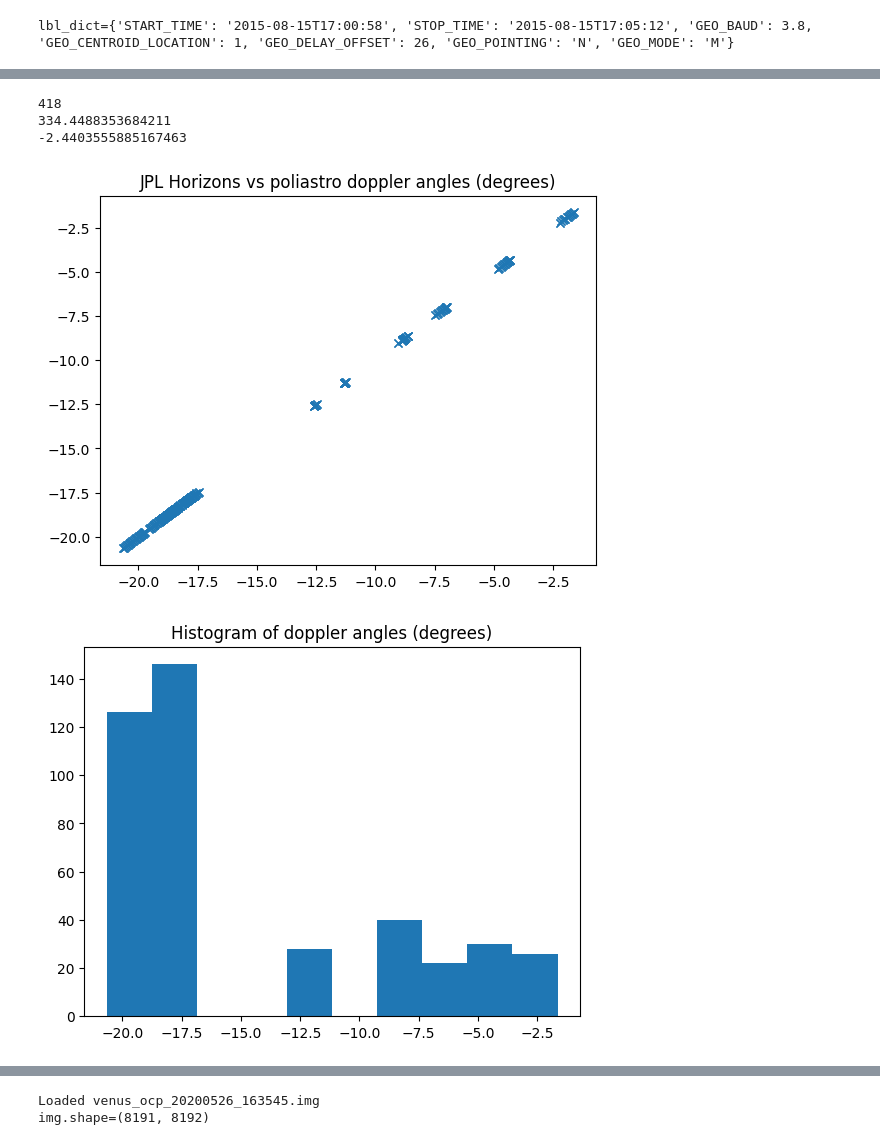
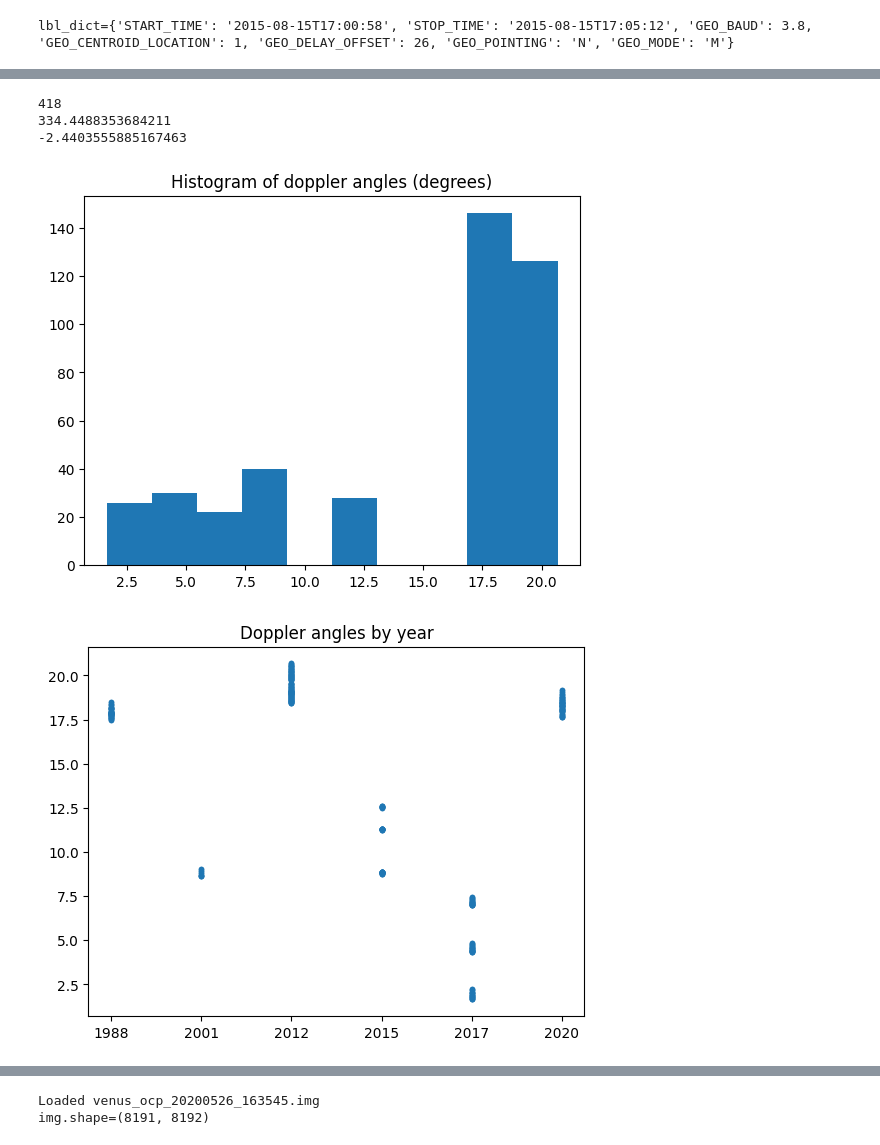
Before and after one commit to thandal/venera, a Jupyter notebook: radar_images.ipynb, the cells around one changed output, grey strips where cells are left out. Saved outputs shown, nothing was run; the diff lists cells and outputs as text; code cells hidden in the pictures.

```diff
--- a/radar_images.ipynb
+++ b/radar_images.ipynb
@@ -575,21 +308,21 @@ def loadOrFetchHorizonsData(filename):
     obj = Horizons(id='299',  # Venus
                    location='-1@399',  # Arecibo on Earth
                    epochs=[start_astrotime.jd, stop_astrotime.jd])
-    doppler_angle_poliastro = apparentRotationAngle_poliastro(start_astrotime)
-    doppler_angle_horizons = apparentRotationAngle_horizons(start_astrotime)
+    doppler_angle_poliastro = apparentRotationAngleDelta_poliastro(start_astrotime)
+    #doppler_angle_horizons = apparentRotationAngle_horizons(start_astrotime)
     hdata = {
           'start_astrotime': start_astrotime,
           'stop_astrotime': stop_astrotime,
           'ephemerides': obj.ephemerides(),
           'vectors': obj.vectors(),
           'doppler_angle_poliastro': doppler_angle_poliastro,
-          'doppler_angle_horizons': doppler_angle_horizons,
+          #'doppler_angle_horizons': doppler_angle_horizons,
         }
     pickle.dump(hdata, open(cache_filepath, 'wb'))
     return hdata
 
 
-if 0: # Batch cache: Lookup and cache ALL the JPL Horizons ephemerides data.
+if 1: # Batch cache: Lookup and cache ALL the JPL Horizons ephemerides data.
     for f in os.listdir(DATA_PREFIX):
         if not f.endswith('.img'): continue
         loadOrFetchHorizonsData(f)
@@ -637,5 +361,5 @@ Table length=2
 # %%
-if 0: # debug: Compare ephemeris data
+if 1: # debug: Compare ephemeris data
     YEAR = []
     NP_ANG_DEG = []
     NP_DIS_ARCSEC = []
@@ -663,50 +387,50 @@ if 0: # debug: Compare ephemeris data
         AZ_DEG.append(eph['AZ'][0])
         EL_DEG.append(eph['EL'][0])
         DOP_ANG_P_DEG.append(hdata['doppler_angle_poliastro'].to(au.deg).value)
-        DOP_ANG_H_DEG.append(hdata['doppler_angle_horizons'].to(au.deg).value)
+        #DOP_ANG_H_DEG.append(hdata['doppler_angle_horizons'].to(au.deg).value)
         #print(SRP['start_astrotime'], eph['PDObsLon'][0], eph['PDObsLat'][0])
     print(len(SRP_LON_DEG))
     print(np.mean(SRP_LON_DEG))
     print(np.mean(SRP_LAT_DEG))
 
-if 0: # debug
+if 1: # debug
     #pl.plot(NP_DIS_ARCSEC)
     #pl.plot(NP_ANG_DEG)
     #pl.plot(DOP_ANG_DEG)
     #NP_ANG = np.array(NP_ANG)
     #pl.plot(np.where(NP_ANG > 180, NP_ANG - 360, NP_ANG))
     #pl.plot(SRP_LAT)
 
-    # Compare poliastro and horizons doppler angles
-    pl.figure()
-    pl.plot(DOP_ANG_H_DEG, DOP_ANG_P_DEG, 'x')
-    pl.title('JPL Horizons vs poliastro doppler angles (degrees)')
+    ## Compare poliastro and horizons doppler angles
+    #pl.figure()
+    #pl.plot(DOP_ANG_H_DEG, DOP_ANG_P_DEG, 'x')
+    #pl.title('JPL Horizons vs poliastro doppler angles (degrees)')
 
     # Sanity check: Campbell says that doppler angles should be ~10 degrees!
     # ??? -- many of these are up to 20 degrees! Perhaps he wasn't looking at 1988, 2012, or 2020?
     pl.figure()
-    pl.hist(DOP_ANG_H_DEG)
+    pl.hist(DOP_ANG_P_DEG)
     pl.title('Histogram of doppler angles (degrees)')
 
     pl.figure()
-    pl.plot(YEAR, DOP_ANG_H_DEG, '.')
+    pl.plot(YEAR, DOP_ANG_P_DEG, '.')
     pl.title('Doppler angles by year')
 
     # Sanity check: sub radar points should be within ~10 degrees of the Venusian equator
     pl.figure()
     pl.plot(SRP_LON_DEG, SRP_LAT_DEG, ".")
     pl.axis('scaled')
     pl.title('Sub radar point location')
     pl.xlabel('longitude (degrees)')
     pl.ylabel('latitude (degrees)')
 
     # Sanity check: elevation should be close to the zenith for Arecibo!
     pl.figure()
     pl.plot(AZ_DEG, EL_DEG, '.')
     pl.title("Az/El")
 # %% [output]
 418
 334.4488353684211
 -2.4403555885167463
-[figure, old version]
+[figure, new version]
-[figure, old version]
+[figure, new version]
```
Also changed, not shown: parts of 11 cells of this notebook.
